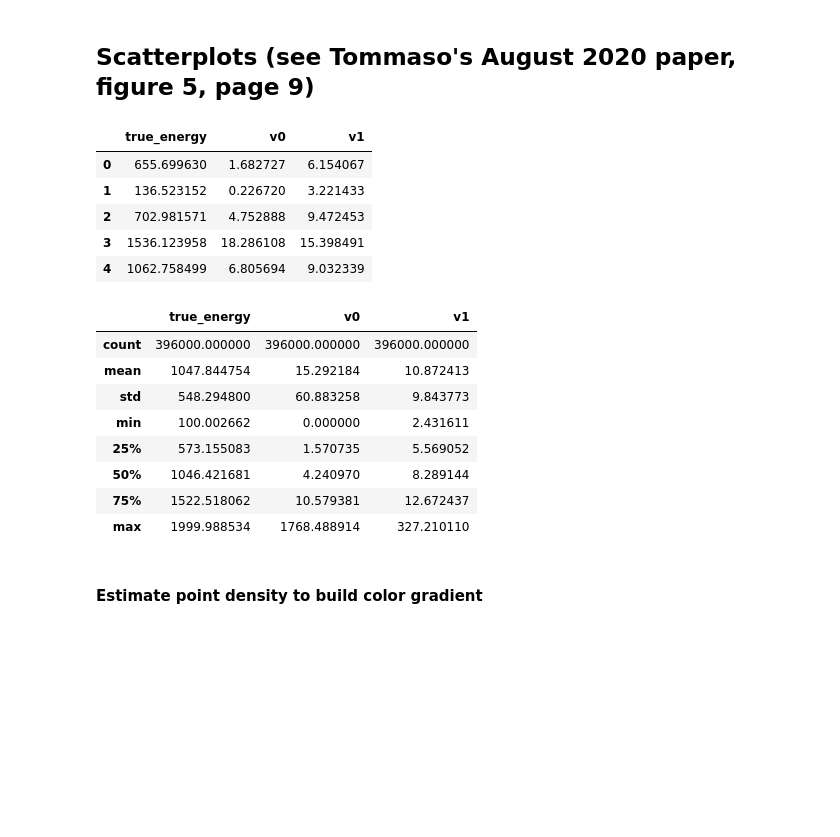
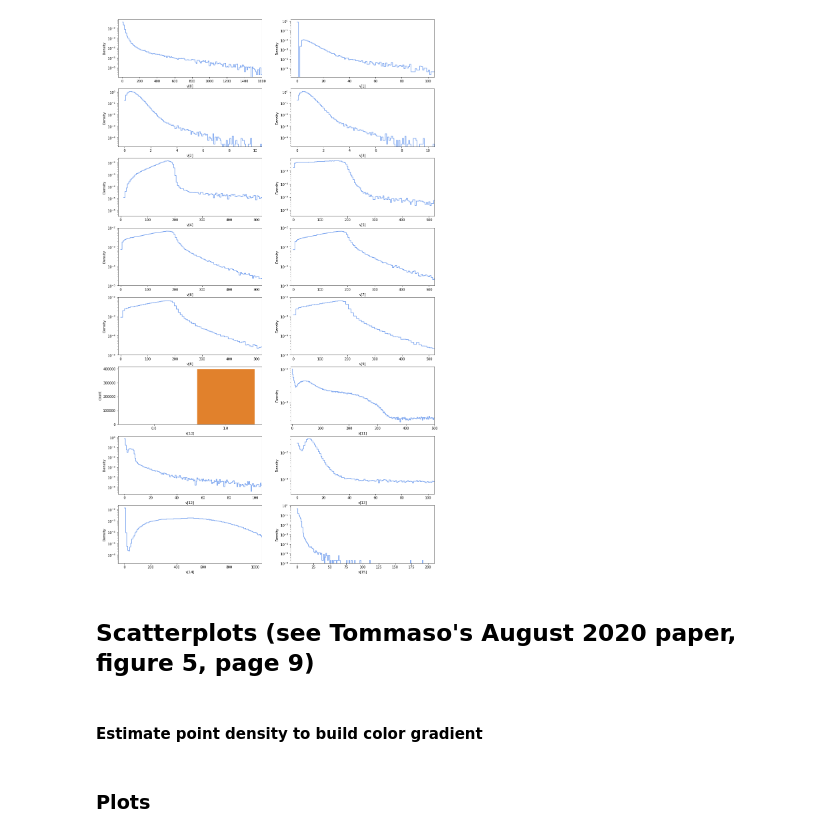
Before and after one commit to lucamasserano/muonEnergy-lfi, a Jupyter notebook: plotting/features.ipynb, the cells around one changed output. Saved outputs shown, nothing was run; the diff lists cells and outputs as text; code cells hidden in the pictures; blank space fills up the shorter version.

```diff
--- a/plotting/features.ipynb
+++ b/plotting/features.ipynb
@@ -51,2 +205,57 @@ hl_features.muon_features(features=[hl_features.v0, hl_features.v1],
+# %%
+fig, ax = plt.subplots(nrows=8, ncols=2, figsize=(17,30))
+i = 0
+for row in range(8):
+    for col in range(2):
+        if i == 10:
+            sns.countplot(x=data.loc[:, f'v[{i}]'], ax=ax[row][col])
+            i += 1
+        else:
+            bins = 200
+            if i == 0:
+                ax[row][col].set_xlim(left= -50, right=1600)
+                bins = 150
+            elif i == 1:
+                ax[row][col].set_xlim(left= -5, right=105)
+            elif i == 2:
+                ax[row][col].set_xlim(left=-0.5, right=10.5)
+            elif i == 3:
+                ax[row][col].set_xlim(left=-0.5, right=10.5)
+            elif (i == 4):
+                ax[row][col].set_xlim(left= -10, right=520)
+                bins = 300
+            elif (i == 5):
+                ax[row][col].set_xlim(left= -10, right=520)
+                bins = 400
+            elif (i == 6) or (i == 7) or (i == 8) or (i == 9):
+                ax[row][col].set_xlim(left= -10, right=520)
+                ax[row][col].set_ylim(bottom= 1e-5, top=1e-2)
+                bins = 800
+            elif (i == 11):
+                ax[row][col].set_xlim(left=-5, right=500)
+                bins = 500
+            elif (i == 12):
+                ax[row][col].set_xlim(left=-5, right=105)
+                bins = 2500
+            elif i == 13:
+                ax[row][col].set_xlim(left=-5, right=105)
+                bins = 1000
+            elif i == 14:
+                ax[row][col].set_xlim(left=-50, right=1050)
+            elif i == 15:
+                ax[row][col].set_ylim(bottom=1e-6, top=1e0)
+                ax[row][col].set_xlim(left=-10, right=210)
+                bins = 400
+            else:
+                ax[row][col].set_xlim(left= -10, right=520)
+            ax[row][col].set_yscale('log')
+            ax[row][col].set_yscale('log')
+            n_unique_obs = len(data.loc[:, f'v[{i}]'].unique())
+            #sns.distplot(data.loc[:, f'v[{i}]'], ax=ax[row][col], kde=False, bins=bins,
+            #             hist_kws={"histtype": "step"}, color='blue', norm_hist=True)
+            sns.histplot(data.loc[:, f'v[{i}]'], ax=ax[row][col], bins=bins, stat='density', element='step', color='cornflowerblue', fill=False)
+            i += 1
+# %% [output]
+[figure, added]
 # %% [markdown]
 ## Scatterplots (see Tommaso's August 2020 paper, figure 5, page 9)
@@ -61,24 +262,2 @@ from scipy.stats import gaussian_kde
-# %%
-data = pd.read_csv('../data/v0_v1.csv')
-data.head()
-# %% [output]
-|  | true_energy | v0 | v1 |
-| 0 | 655.699630 | 1.682727 | 6.154067 |
-| 1 | 136.523152 | 0.226720 | 3.221433 |
-| 2 | 702.981571 | 4.752888 | 9.472453 |
-| 3 | 1536.123958 | 18.286108 | 15.398491 |
-| 4 | 1062.758499 | 6.805694 | 9.032339 |
-# %%
-data.describe()
-# %% [output]
-|  | true_energy | v0 | v1 |
-| count | 396000.000000 | 396000.000000 | 396000.000000 |
-| mean | 1047.844754 | 15.292184 | 10.872413 |
-| std | 548.294800 | 60.883258 | 9.843773 |
-| min | 100.002662 | 0.000000 | 2.431611 |
-| 25% | 573.155083 | 1.570735 | 5.569052 |
-| 50% | 1046.421681 | 4.240970 | 8.289144 |
-| 75% | 1522.518062 | 10.579381 | 12.672437 |
-| max | 1999.988534 | 1768.488914 | 327.210110 |
 # %% [markdown]
 #### Estimate point density to build color gradient
@@ -84,0 +273,2 @@ data.describe()
+# %% [markdown]
+### Plots
```
Also changed, not shown: parts of 47 cells of this notebook, 5 other files.
